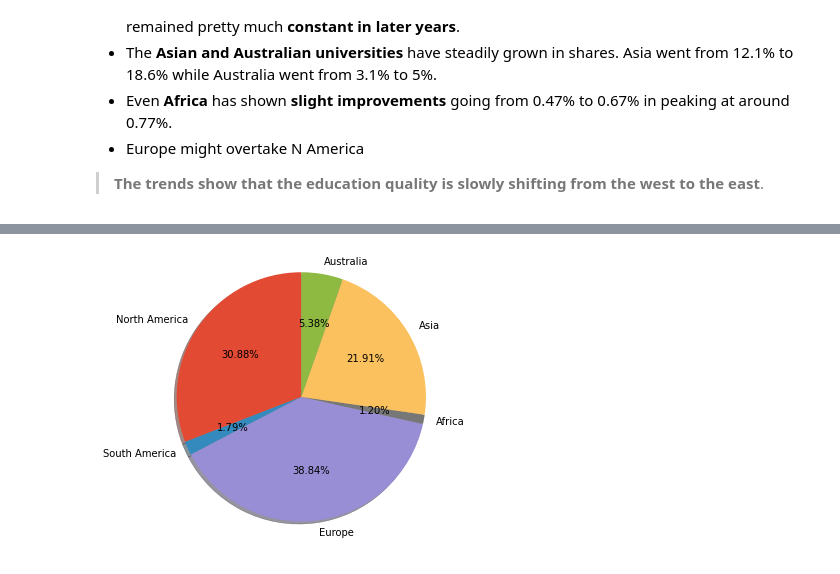
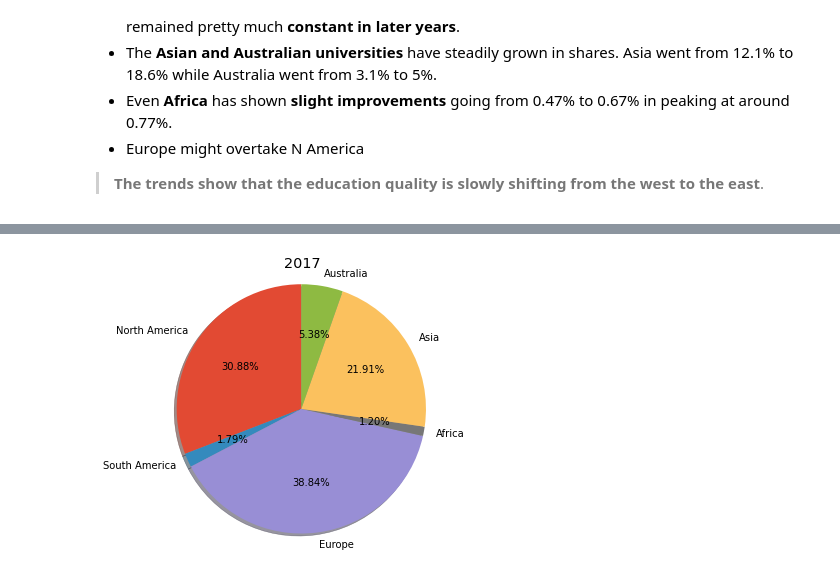
Before and after one commit to kalp121212/DS203_Project, a Jupyter notebook: Shanghai_EDA.ipynb, the cells around one changed output, grey strips where cells are left out. Drawn from its saved outputs; the diff is of its cells as text; code cells hidden in the pictures.

```diff
--- a/Shanghai_EDA.ipynb
+++ b/Shanghai_EDA.ipynb
@@ -392,6 +392,7 @@ for year in range(min_year,max_year+1):
     num_univs[df[year]['Continent'][i]] += 1
   continent_info[year] = {'scores':scores, 'num_univs':num_univs}
 # %%
+# Total score of univs in a continent
 plt.rcParams['figure.figsize'] = 5,5
 for year in range(min_year,max_year+1):
   labels = continents
@@ -401,6 +402,6 @@ for year in range(min_year,max_year+1):
   ax1.pie(sizes, labels=labels, autopct='%1.2f%%',
           shadow=True, startangle=90)
   ax1.axis('equal')  # Equal aspect ratio ensures that pie is drawn as a circle.
-
+  plt.title(str(year))
 plt.show()
 # %% [output]
@@ -428,6 +429,7 @@ plt.show()
 - Europe might overtake N America
 > **The trends show that the education quality is slowly shifting from the west to the east**.
 # %%
+# Number of universities vs continent
 plt.rcParams['figure.figsize'] = 5,5
 for year in range(min_year,max_year+1):
   labels = continents
@@ -437,6 +439,6 @@ for year in range(min_year,max_year+1):
   ax1.pie(sizes, labels=labels, autopct='%1.2f%%',
           shadow=True, startangle=90)
   ax1.axis('equal')  # Equal aspect ratio ensures that pie is drawn as a circle.
-
+  plt.title(str(year))
 plt.show()
 # %% [output]
@@ -455 +457 @@ plt.show()
-[figure, old version]
+[figure, new version]
```
Also changed, not shown: parts of 3 cells of this notebook.
